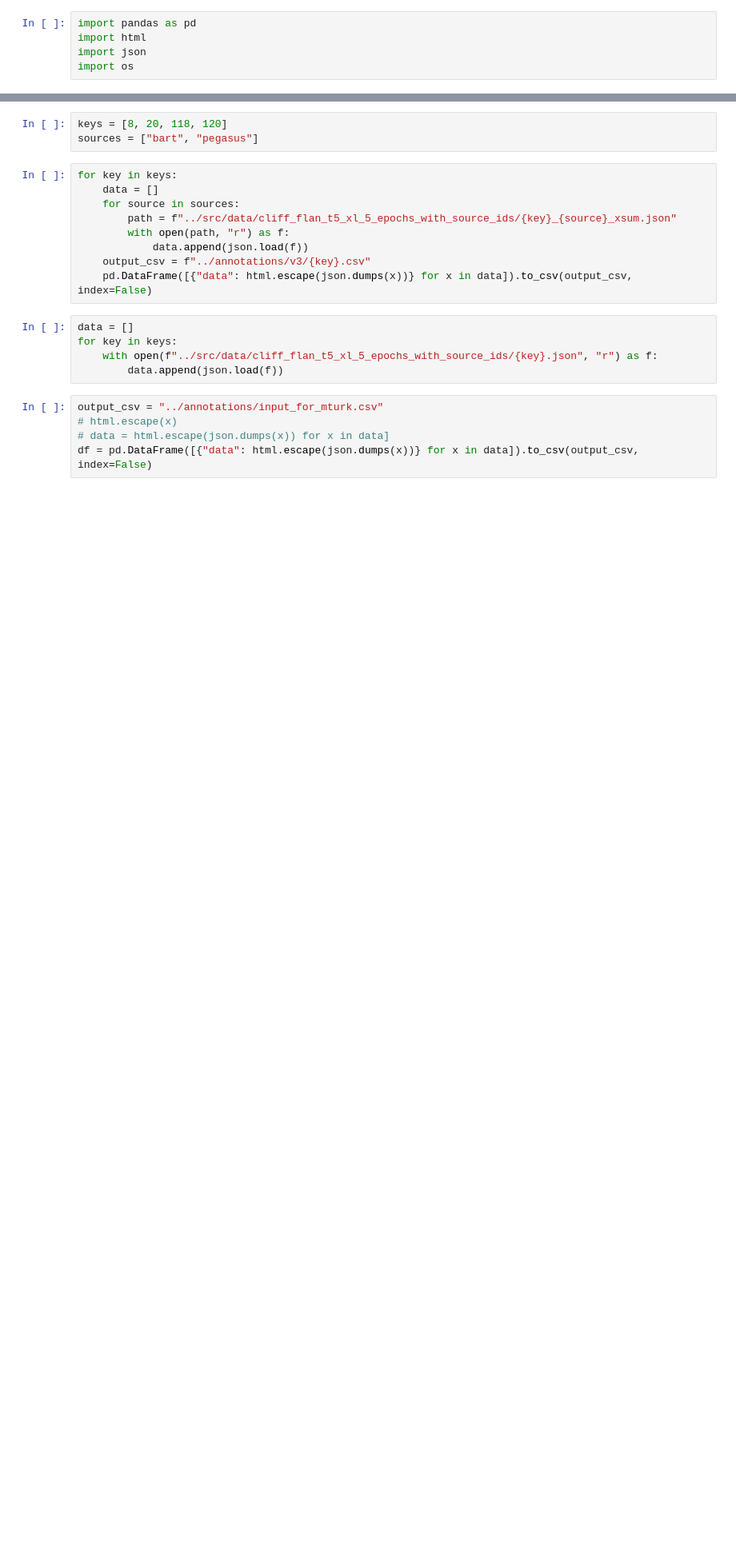
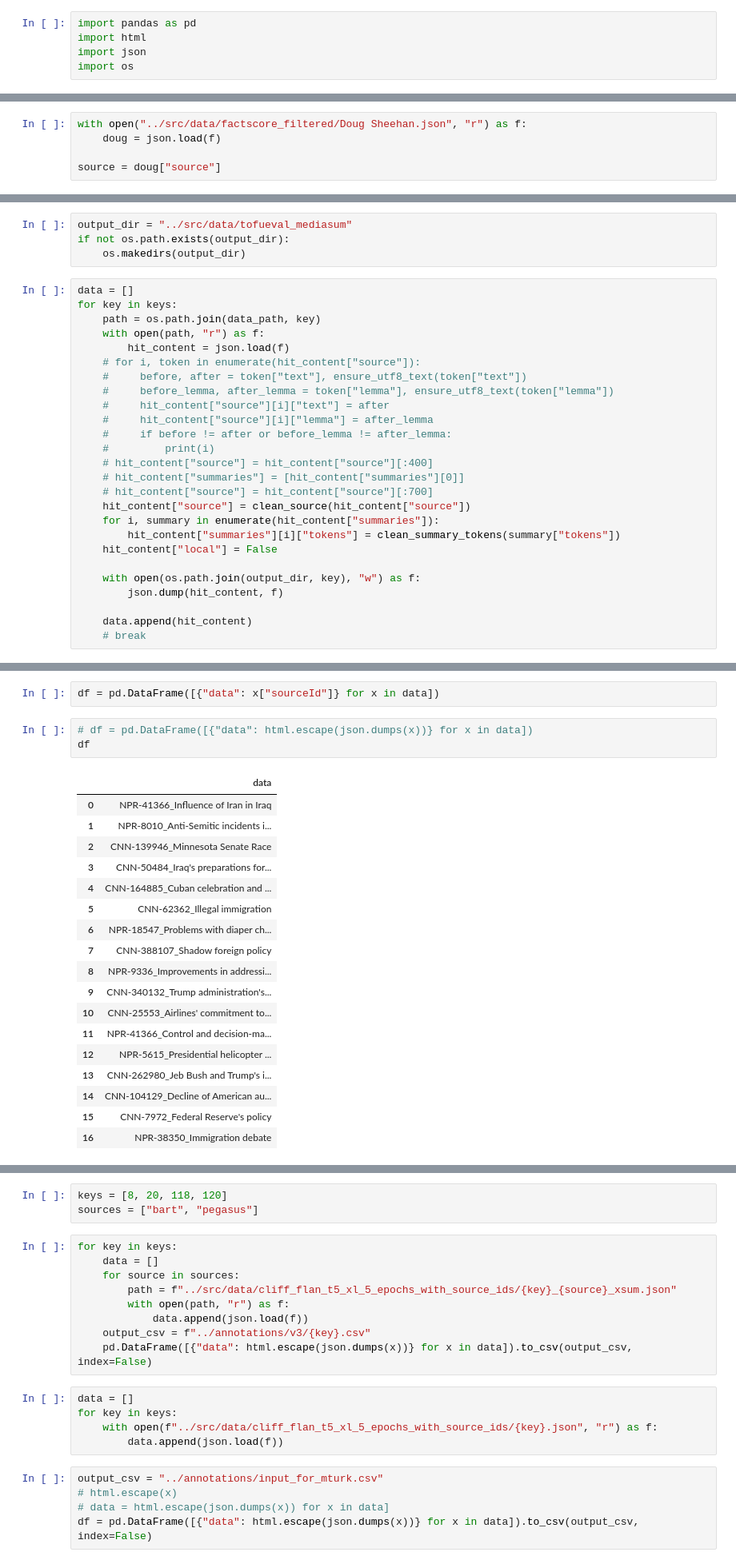
Before and after one commit to ariecattan/loc-unfaith, a Jupyter notebook: notebooks/prepare_data_for_mturk.ipynb, the cells around one changed output, grey strips where cells are left out. Shown at 80% size. Saved outputs shown, nothing was run; the diff lists cells and outputs as text; blank space fills up the shorter version.

```diff
--- a/notebooks/prepare_data_for_mturk.ipynb
+++ b/notebooks/prepare_data_for_mturk.ipynb
@@ -14,0 +60,5 @@ keys = [
+# %%
+with open("../src/data/factscore_filtered/Doug Sheehan.json", "r") as f:
+    doug = json.load(f)
+
+source = doug["source"]
@@ -14,0 +90,30 @@ keys = [
+# %%
+output_dir = "../src/data/tofueval_mediasum"
+if not os.path.exists(output_dir):
+    os.makedirs(output_dir)
+# %%
+data = []
+for key in keys:
+    path = os.path.join(data_path, key)
+    with open(path, "r") as f:
+        hit_content = json.load(f)
+    # for i, token in enumerate(hit_content["source"]):
+    #     before, after = token["text"], ensure_utf8_text(token["text"])
+    #     before_lemma, after_lemma = token["lemma"], ensure_utf8_text(token["lemma"])
+    #     hit_content["source"][i]["text"] = after
+    #     hit_content["source"][i]["lemma"] = after_lemma
+    #     if before != after or before_lemma != after_lemma:
+    #         print(i)
+    # hit_content["source"] = hit_content["source"][:400]
+    # hit_content["summaries"] = [hit_content["summaries"][0]]
+    # hit_content["source"] = hit_content["source"][:700]
+    hit_content["source"] = clean_source(hit_content["source"])
+    for i, summary in enumerate(hit_content["summaries"]):
+        hit_content["summaries"][i]["tokens"] = clean_summary_tokens(summary["tokens"])
+    hit_content["local"] = False
+
+    with open(os.path.join(output_dir, key), "w") as f:
+        json.dump(hit_content, f)
+
+    data.append(hit_content)
+    # break
@@ -14,0 +136,24 @@ keys = [
+# %%
+df = pd.DataFrame([{"data": x["sourceId"]} for x in data])
+# %%
+# df = pd.DataFrame([{"data": html.escape(json.dumps(x))} for x in data])
+df
+# %% [output]
+|  | data |
+| 0 | NPR-41366_Influence of Iran in Iraq |
+| 1 | NPR-8010_Anti-Semitic incidents i... |
+| 2 | CNN-139946_Minnesota Senate Race |
+| 3 | CNN-50484_Iraq's preparations for... |
+| 4 | CNN-164885_Cuban celebration and ... |
+| 5 | CNN-62362_Illegal immigration |
+| 6 | NPR-18547_Problems with diaper ch... |
+| 7 | CNN-388107_Shadow foreign policy |
+| 8 | NPR-9336_Improvements in addressi... |
+| 9 | CNN-340132_Trump administration's... |
+| 10 | CNN-25553_Airlines' commitment to... |
+| 11 | NPR-41366_Control and decision-ma... |
+| 12 | NPR-5615_Presidential helicopter ... |
+| 13 | CNN-262980_Jeb Bush and Trump's i... |
+| 14 | CNN-104129_Decline of American au... |
+| 15 | CNN-7972_Federal Reserve's policy |
+| 16 | NPR-38350_Immigration debate |
```
Also changed, not shown: parts of 27 cells of this notebook, 11 other files.
